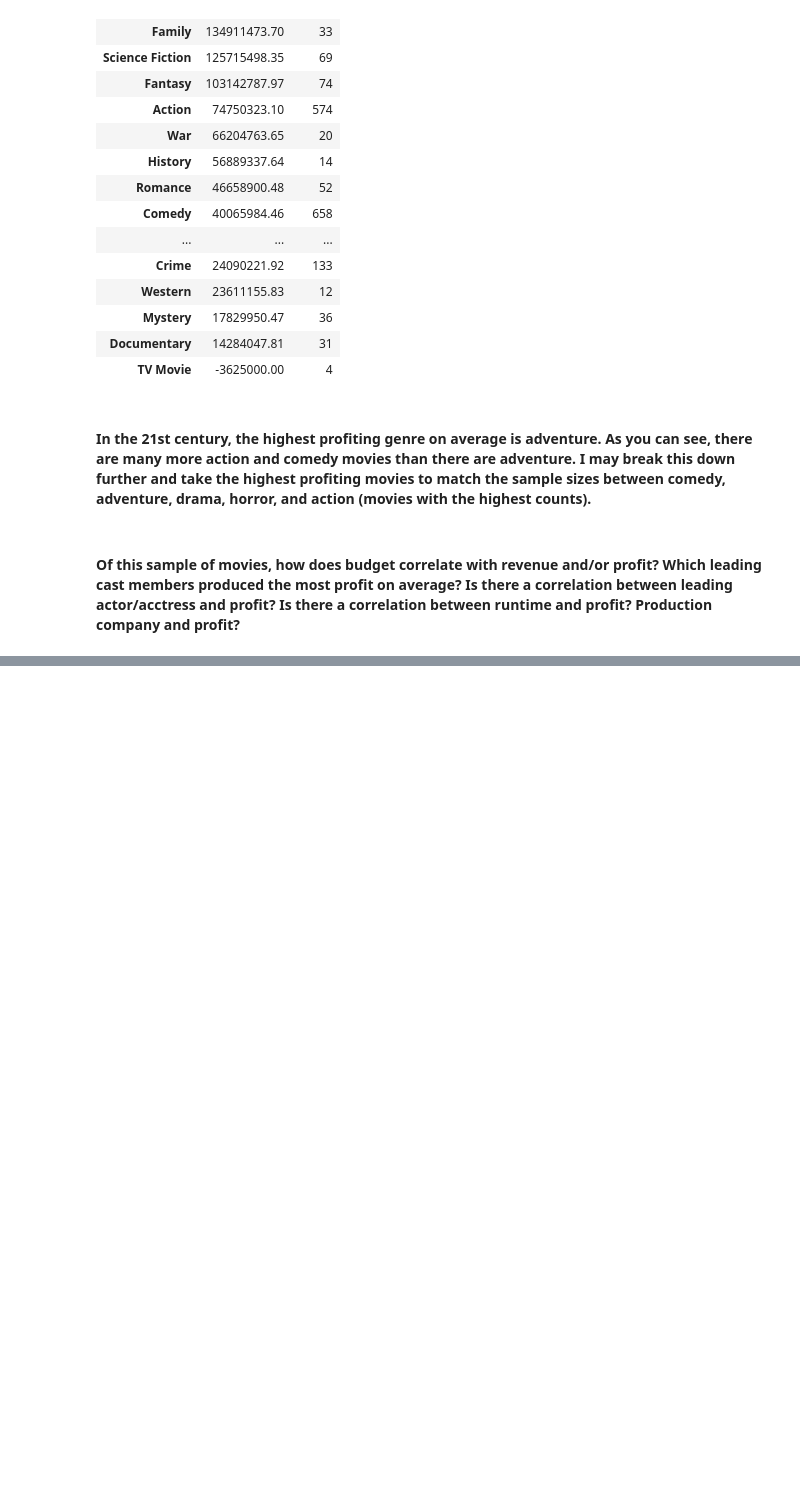
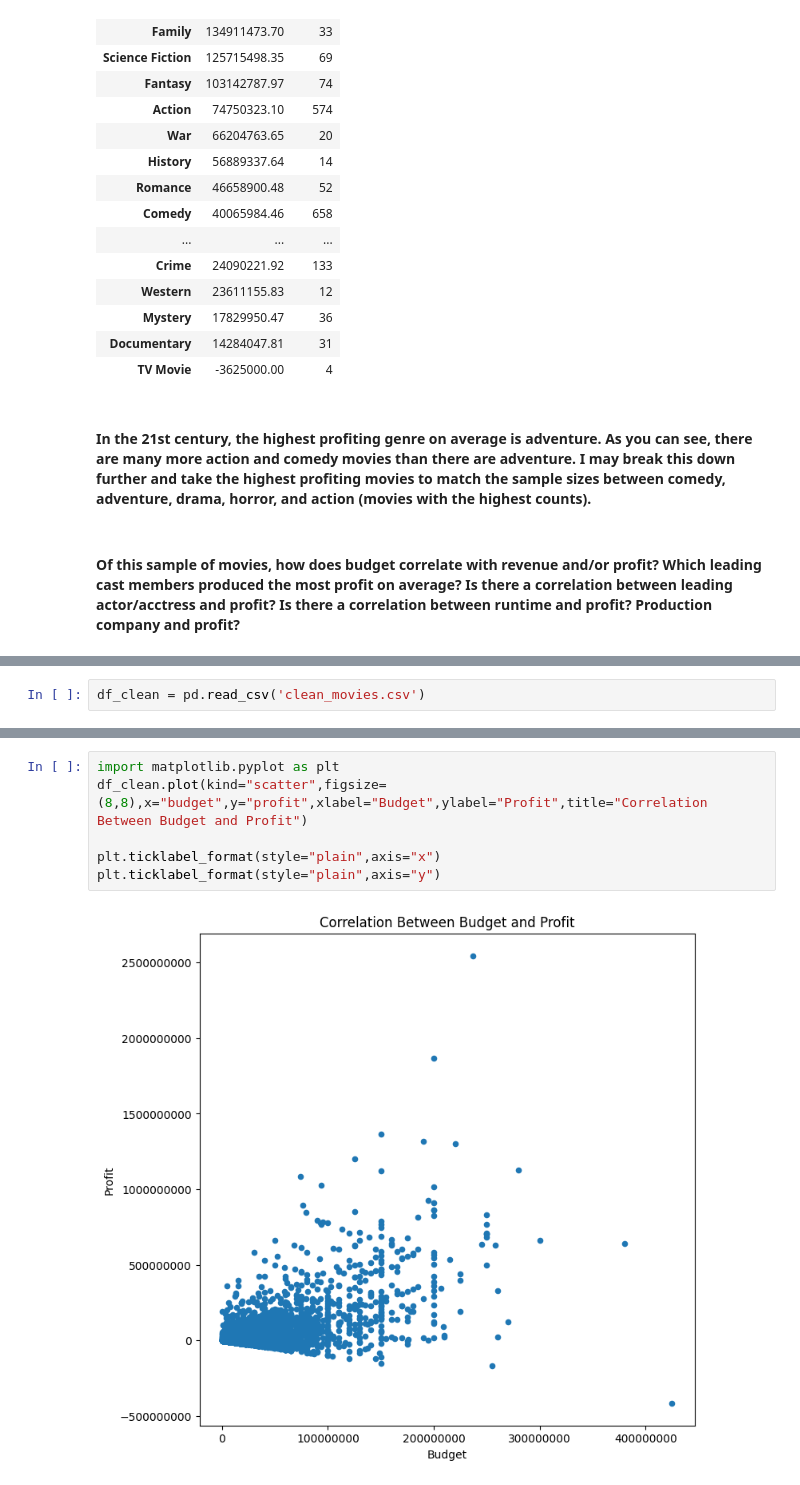
Before and after one commit to slimseidl/DataScience, a Jupyter notebook: DataAnalysisWithTools/pandasAndNumPy/FinalProject/movies.ipynb, the cells around one changed output, grey strips where cells are left out. Saved outputs shown, nothing was run; the diff lists cells and outputs as text; blank space fills up the shorter version.

```diff
--- a/DataAnalysisWithTools/pandasAndNumPy/FinalProject/movies.ipynb
+++ b/DataAnalysisWithTools/pandasAndNumPy/FinalProject/movies.ipynb
@@ -526,0 +521,2 @@ df.groupby("genres")["profit"].agg(["mean","count"]).sort_values(by="mean",ascen
+# %%
+df_clean = pd.read_csv('clean_movies.csv')
@@ -526,0 +581,8 @@ df.groupby("genres")["profit"].agg(["mean","count"]).sort_values(by="mean",ascen
+# %%
+import matplotlib.pyplot as plt
+df_clean.plot(kind="scatter",figsize=(8,8),x="budget",y="profit",xlabel="Budget",ylabel="Profit",title="Correlation Between Budget and Profit")
+
+plt.ticklabel_format(style="plain",axis="x")
+plt.ticklabel_format(style="plain",axis="y")
+# %% [output]
+[figure, added]
```
Also changed, not shown: parts of 13 cells of this notebook, 1 other file.
